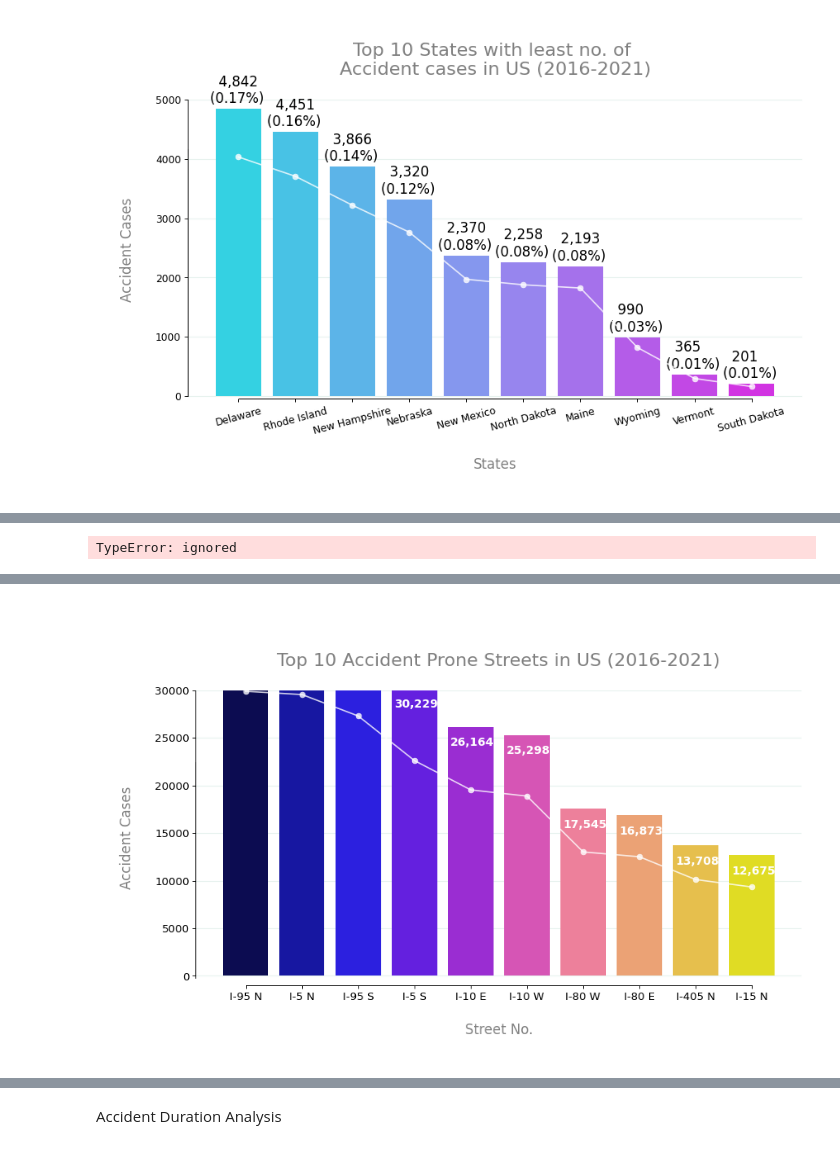
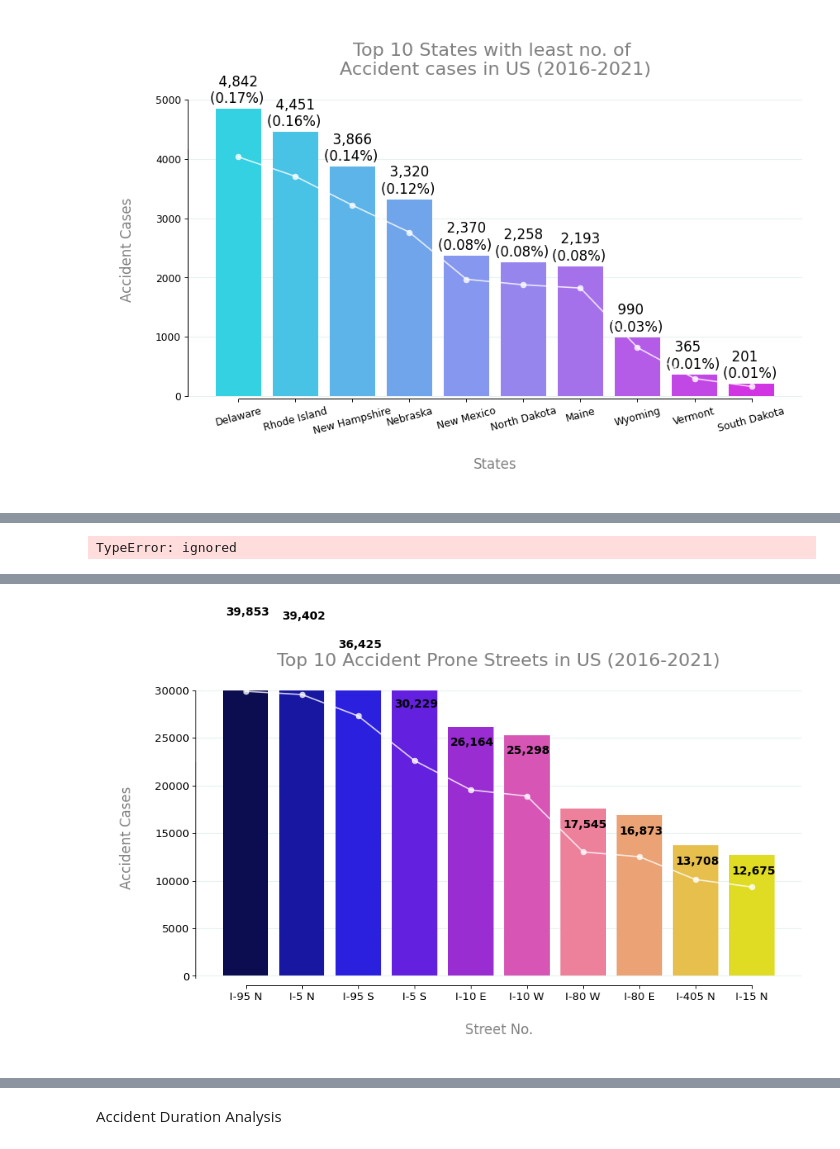
Before and after one commit to slie9/Intelligent-Mobility, a Jupyter notebook: IM_Analysis.ipynb, the cells around one changed output, grey strips where cells are left out. Drawn from its saved outputs; the diff is of its cells as text; code cells hidden in the pictures.

```diff
--- a/IM_Analysis.ipynb
+++ b/IM_Analysis.ipynb
@@ -368,35 +371,0 @@ timezone_df = pd.DataFrame(df['Timezone'].value_counts()).reset_index().rename(c
-# %%
-fig, ax = plt.subplots(figsize = (10,6), dpi = 80)
-
-cmap = cm.get_cmap('spring', 4)
-clrs = [matplotlib.colors.rgb2hex(cmap(i)) for i in range(cmap.N)]
-
-ax=sns.barplot(y=timezone_df['Cases'], x=timezone_df['Timezone'], palette='spring')
-
-total = df.shape[0]
-for i in ax.patches:
-    ax.text(i.get_x()+0.3, i.get_height()-50000, \
-            '{}%'.format(round(i.get_height()*100/total)), fontsize=15,weight='bold',
-                color='white')
-
-
-plt.ylim(-20000, 700000)
-plt.title('\nPercentage of Accident Cases for \ndifferent Timezone in US (2016-2021)\n', size=20, color='grey')
-plt.ylabel('\nAccident Cases\n', fontsize=15, color='grey')
-plt.xlabel('\nTimezones\n', fontsize=15, color='grey')
-plt.xticks(fontsize=13)
-plt.yticks(fontsize=12)
-
-for i in ['top', 'right']:
-    side = ax.spines[i]
-    side.set_visible(False)
-
-ax.set_axisbelow(True)
-ax.grid(color='#b2d6c7', linewidth=1, axis='y', alpha=.3)
-ax.spines['bottom'].set_bounds(0.005, 3)
-ax.spines['left'].set_bounds(0, 700000)
-
-MA = mpatches.Patch(color=clrs[0], label='Timezone with Maximum\n no. of Road Accidents')
-MI = mpatches.Patch(color=clrs[-1], label='Timezone with Minimum\n no. of Road Accidents')
-ax.legend(handles=[MA, MI], prop={'size': 10.5}, loc='best', borderpad=1,
-          labelcolor=[clrs[0], 'grey'], edgecolor='white');
@@ -423,7 +388,7 @@ total = df.shape[0]
 for i in ax.patches:
     ax.text(i.get_x()+0.04, i.get_height()-2000, \
             '{:,d}'.format(int(i.get_height())), fontsize=12.5,weight='bold',
-                color='white')
+                color='black')
 
 ax.axes.set_ylim(-1000, 30000)
 ax1.axes.set_ylim(-1000, 40000)
@@ -459,4 +423,4 @@ WARNING:matplotlib.font_manager:findfont: Font family ['Microsoft JhengHei UI Li
-[figure, old version]
+[figure, new version]
 # %%
 # create a dataframe of Severity and the corresponding accident cases
 severity_df = pd.DataFrame(df['Severity'].value_counts()).rename(columns={'index':'Severity', 'Severity':'Cases'})
```
Also changed, not shown: parts of 17 cells of this notebook, 2 other files.
